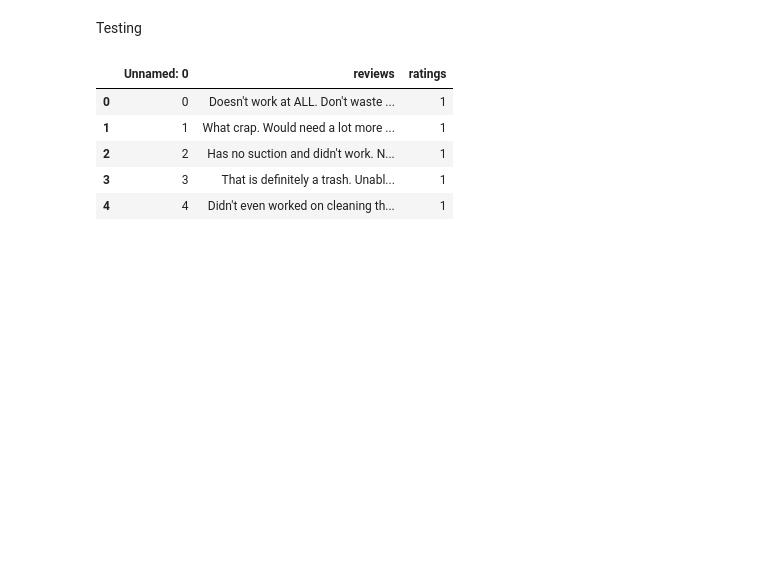
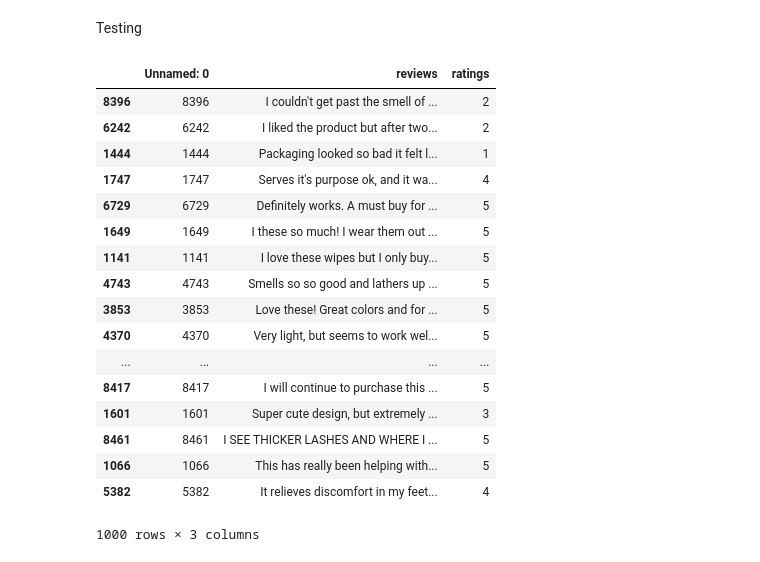
Before and after one commit to Manojbhadu/CS772-DL4NLP, a Jupyter notebook: Assignment4/Transformer.ipynb, the cells around one changed output. Drawn from its saved outputs; the diff is of its cells as text; code cells hidden in the pictures; blank space fills up the shorter version.

```diff
--- a/Assignment4/Transformer.ipynb
+++ b/Assignment4/Transformer.ipynb
@@ -260,15 +252,29 @@ def prep_data(text):
             'attention_mask': tf.cast(tokens['attention_mask'], tf.float64)}
 # %%
 test = pd.read_csv('test.csv')
+test = test.sample(frac = 1)
+test = test[:1000]
 # %%
-test.head()
+test
 # %% [output]
 |  | Unnamed: 0 | reviews | ratings |
-| 0 | 0 | Doesn't work at ALL. Don't waste ... | 1 |
-| 1 | 1 | What crap. Would need a lot more ... | 1 |
-| 2 | 2 | Has no suction and didn't work. N... | 1 |
-| 3 | 3 | That is definitely a trash. Unabl... | 1 |
-| 4 | 4 | Didn't even worked on cleaning th... | 1 |
+| 8396 | 8396 | I couldn't get past the smell of ... | 2 |
+| 6242 | 6242 | I liked the product but after two... | 2 |
+| 1444 | 1444 | Packaging looked so bad it felt l... | 1 |
+| 1747 | 1747 | Serves it's purpose ok, and it wa... | 4 |
+| 6729 | 6729 | Definitely works. A must buy for ... | 5 |
+| 1649 | 1649 | I these so much! I wear them out ... | 5 |
+| 1141 | 1141 | I love these wipes but I only buy... | 5 |
+| 4743 | 4743 | Smells so so good and lathers up ... | 5 |
+| 3853 | 3853 | Love these! Great colors and for ... | 5 |
+| 4370 | 4370 | Very light, but seems to work wel... | 5 |
+| ... | ... | ... | ... |
+| 8417 | 8417 | I will continue to purchase this ... | 5 |
+| 1601 | 1601 | Super cute design, but extremely ... | 3 |
+| 8461 | 8461 | I SEE THICKER LASHES AND WHERE I ... | 5 |
+| 1066 | 1066 | This has really been helping with... | 5 |
+| 5382 | 5382 | It relieves discomfort in my feet... | 4 |
+1000 rows × 3 columns
 # %%
 test['Predicted'] = None
 
```
Also changed, not shown: parts of 21 cells of this notebook, 1 other file.
